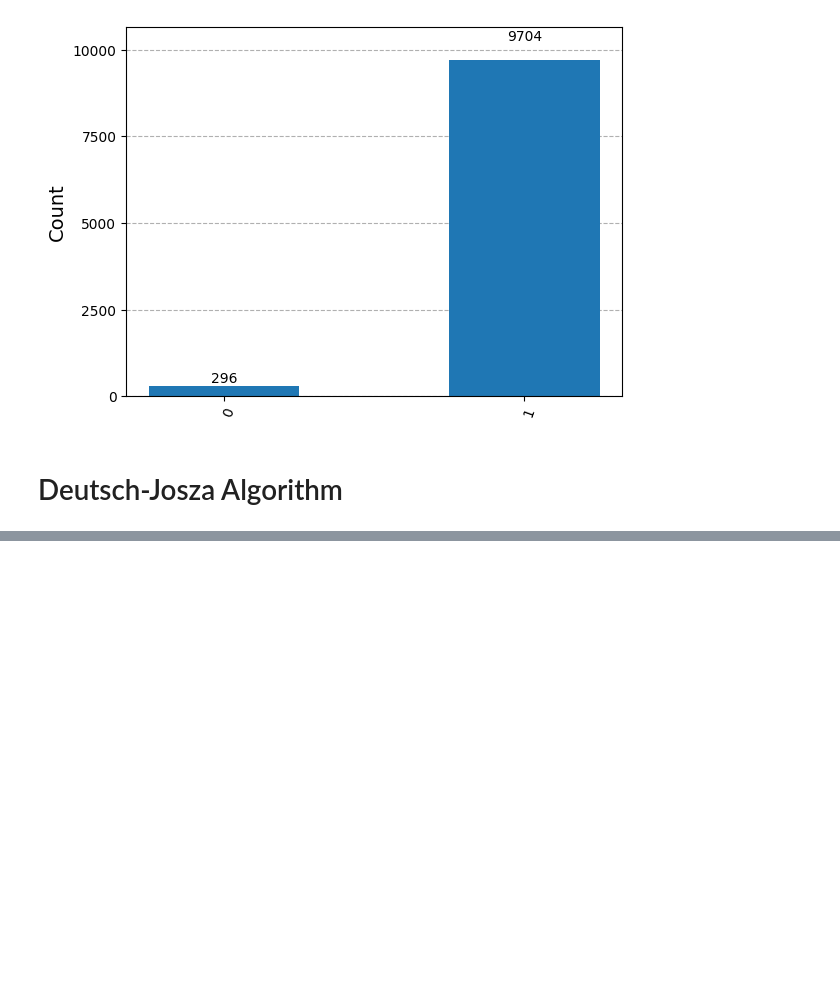
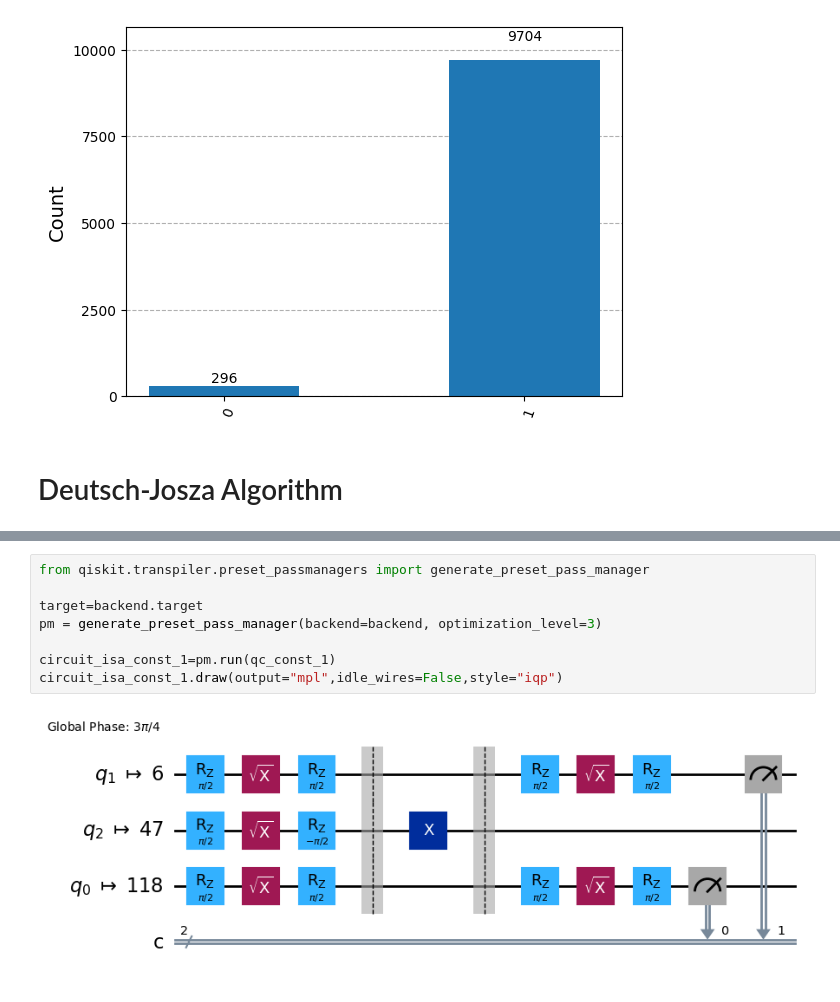
Before and after one commit to Nihar-Shah2001/Quantum_Computing_Notes, a Jupyter notebook: Notes/codes/deutsch-josza_algorithm.ipynb, the cells around one changed output, grey strips where cells are left out. Cells and saved outputs as stored; diff of their text form; blank space fills up the shorter version.

```diff
--- a/Notes/codes/deutsch-josza_algorithm.ipynb
+++ b/Notes/codes/deutsch-josza_algorithm.ipynb
@@ -192,0 +338,10 @@ plot_histogram(dist_4)
+# %%
+from qiskit.transpiler.preset_passmanagers import generate_preset_pass_manager
+
+target=backend.target
+pm = generate_preset_pass_manager(backend=backend, optimization_level=3)
+
+circuit_isa_const_1=pm.run(qc_const_1)
+circuit_isa_const_1.draw(output="mpl",idle_wires=False,style="iqp")
+# %% [output]
+[figure, added]
```
Also changed, not shown: parts of 41 cells of this notebook, 24 other files.
